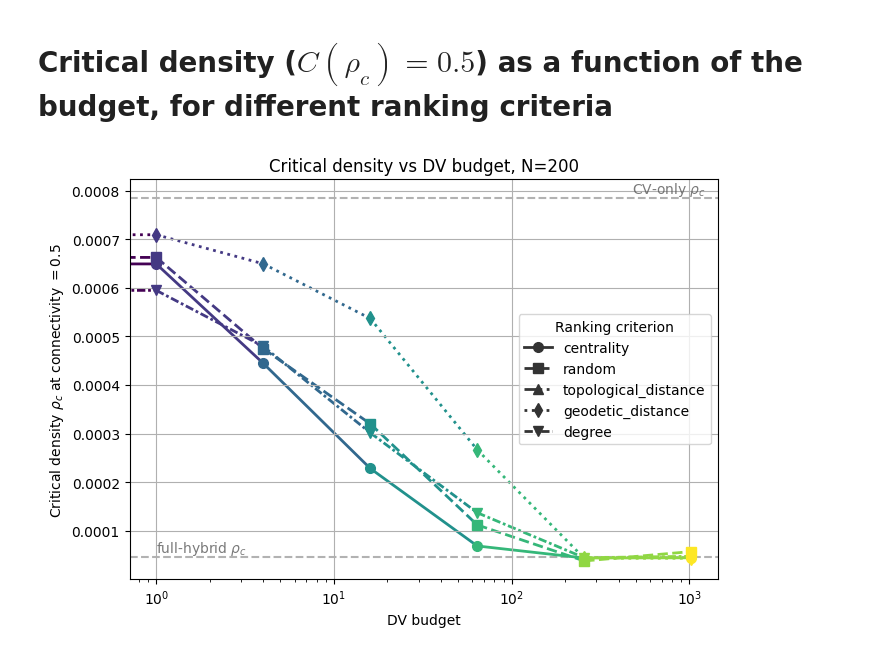
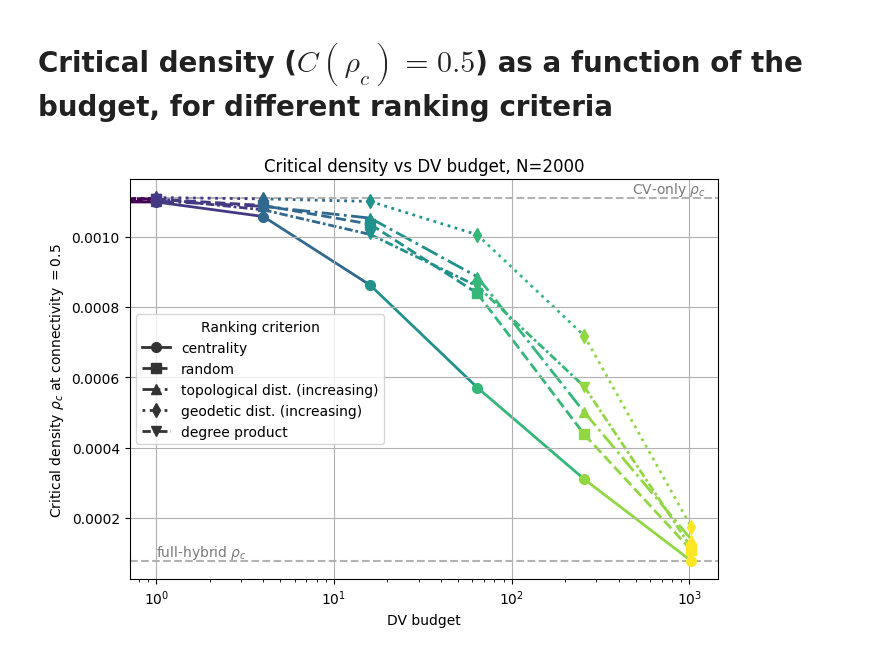
Before and after one commit to lucamar91/qkd_networks, a Jupyter notebook: budget.ipynb, the cells around one changed output. Cells and saved outputs as stored; diff of their text form; code cells hidden in the pictures.

Commit message:
budget plots

```diff
--- a/budget.ipynb
+++ b/budget.ipynb
@@ -35,7 +35,7 @@ plt.yscale('log')
 # %% [markdown]
 # number of CV-pruned links suitable for DV-QKD
 # %%
-data = np.loadtxt("old_budget_outputs/N50/budg_N50_B0_centrality.dat")
+data = np.loadtxt("budget_outputs/N50/budg_N50_B0_centrality.dat")
 plt.plot(data[0], data[1], marker='o')
 plt.xscale('log')
 # %% [output]
@@ -43,14 +43,24 @@ plt.xscale('log')
 # %% [markdown]
 # Connectivity vs $\rho$ for different DV budgets
 # %%
-budget_list = [0, 16, 64, 256, np.inf]            # list of numbers of DV edges allowed in the system
-N=2000
+budget_list = [0, 16, 64, 256, 1024, np.inf]            # list of numbers of DV edges allowed in the system
+N = 2000
+criterion = 'centrality'
+
+
+def budget_label(DV_budget):
+    return 'Ball' if np.isinf(DV_budget) else f'B{int(DV_budget)}'
+
+
+def budget_output_path(prefix, N, DV_budget, criterion):
+    return f"budget_outputs/N{N}/{prefix}_N{N}_{budget_label(DV_budget)}_{criterion}.dat"
 
 # Collect DV candidate data for averaging
+# Use the centrality ranking, which is the default criterion for the connectivity plots.
 dv_values_list = []
 rhos = None
 for budget in budget_list:
-    num_DV_candidates = np.loadtxt(f"old_budget_outputs/N{N}/out_hybrid_rhos_budg_N{N}_d_hyb91DVbudget{budget}_NX_wide_ratemin0_10nws.dat")
+    num_DV_candidates = np.loadtxt(budget_output_path('budg', N, budget, criterion))
     if rhos is None:
         rhos = num_DV_candidates[0]
     dv_values_list.append(num_DV_candidates[1])
@@ -65,7 +75,7 @@ ax2 = ax1.twinx()
 colors = plt.cm.viridis(np.linspace(0, 1, len(budget_list)))
 
 for i, budget in enumerate(budget_list):
-    conn = np.loadtxt(f"old_budget_outputs/N{N}/out_hybrid_rhos_conn_N{N}_d_hyb91DVbudget{budget}_NX_wide_ratemin0_10nws.dat")
+    conn = np.loadtxt(budget_output_path('conn', N, budget, criterion))
     label = 'all' if budget == np.inf else f'{budget}'
     ax1.plot(conn[0], conn[1], '-', color=colors[i], label=label)
     if budget != np.inf:
@@ -296,7 +331,7 @@ def critical_rho(rhos, conn, threshold=0.5):
 
 crit_plot_data = {}
 
-for suffix, rankname in rankings:
+for criterion, rankname in rankings:
     crit_plot_data[rankname] = []
 
     for budg, fname in budget_files[rankname]:
@@ -305,7 +340,7 @@ for suffix, rankname in rankings:
 
         rho_c = critical_rho(rhos, conn, threshold=0.5)
 
-        budget_value = float(budg) if budg != "inf" else np.inf
+        budget_value = float(budg) if np.isfinite(budg) else np.inf
         crit_plot_data[rankname].append((budget_value, rho_c))
 
     crit_plot_data[rankname].sort(key=lambda x: x[0])
@@ -331,7 +366,15 @@ linestyles = {
     "degree": (0, (3, 1, 1, 1))
 }
 
-budget_list = sorted([float(b) for b in budget_set if b != "inf"])
+legend_labels = {
+    "centrality": "centrality",
+    "random": "random",
+    "topological_distance": "topological dist. (increasing)",
+    "geodetic_distance": "geodetic dist. (increasing)",
+    "degree": "degree product"
+}
+
+budget_list = sorted([float(b) for b in budget_set if np.isfinite(b)])
 colors = plt.cm.viridis(np.linspace(0, 1, len(budget_list)))
 color_by_budget = dict(zip(budget_list, colors))
 
@@ -385,7 +428,7 @@ for rankname, data in crit_plot_data.items():
             linestyle=linestyle,
             linewidth=2,
             markersize=7,
-            label=rankname
+            label=legend_labels.get(rankname, rankname)
         )
     )
 
@@ -437,32 +480,31 @@ if rho_full_hybrid is not None:
         zorder=0
     )
 
     ax.text(
         0.2,
         rho_full_hybrid,
         r"full-hybrid $\rho_c$",
         transform=ax.get_yaxis_transform(),
         ha="right",
         va="bottom",
         color="0.35",
         fontsize=10,
         alpha=0.8
     )
 
-
 ax.set_xscale("log")
 ax.set_xlabel("DV budget")
 ax.set_ylabel(r"Critical density $\rho_c$ at connectivity $= 0.5$")
 
 ax.legend(
     handles=legend_handles,
     title="Ranking criterion"
 )
 
 plt.title(f"Critical density vs DV budget, N={N}")
 plt.tight_layout()
 plt.grid()
 plt.savefig(f"critical_density_vs_budget_N{N}.png", dpi=300)
 plt.show()
 # %% [output]
-[figure, old version]
+[figure, new version]
```
Also changed, not shown: parts of 3 cells of this notebook.
